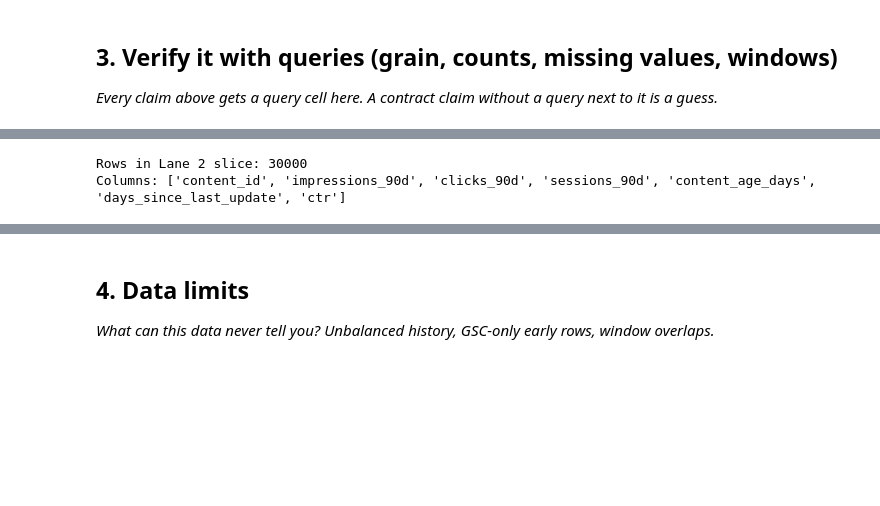
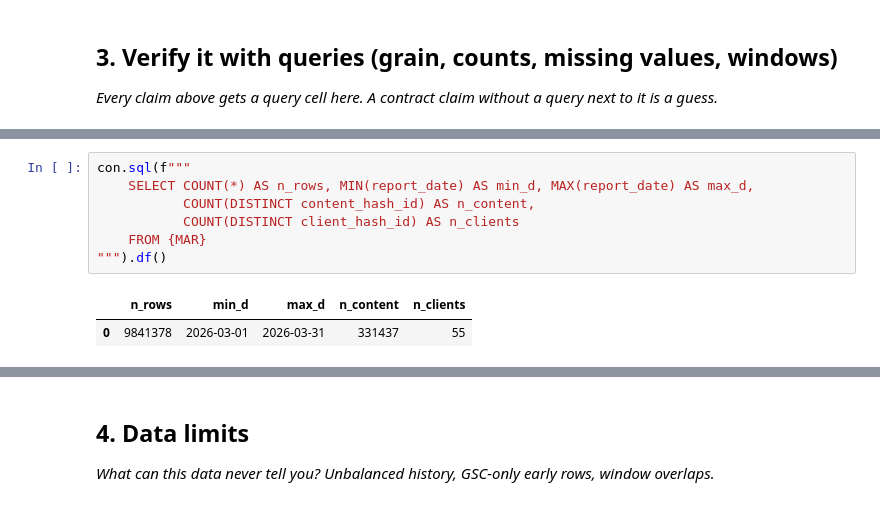
Before and after one commit to M-Sheheryar-khan/FlyRank-ML-Internship-Starter-Repo, a Jupyter notebook: work/notebooks/w03_data_contract.ipynb, the cells around one changed output, grey strips where cells are left out. Saved outputs shown, nothing was run; the diff lists cells and outputs as text; blank space fills up the shorter version.

```diff
--- a/work/notebooks/w03_data_contract.ipynb
+++ b/work/notebooks/w03_data_contract.ipynb
@@ -42,4 +109,10 @@ Unique content pages: 30000
 # %%
+con.sql(f"""
+    SELECT COUNT(*) AS n_rows, MIN(report_date) AS min_d, MAX(report_date) AS max_d,
+           COUNT(DISTINCT content_hash_id) AS n_content,
+           COUNT(DISTINCT client_hash_id) AS n_clients
+    FROM {MAR}
+""").df()
 # %% [output]
-Rows in Lane 2 slice: 30000
-Columns: ['content_id', 'impressions_90d', 'clicks_90d', 'sessions_90d', 'content_age_days', 'days_since_last_update', 'ctr']
+|  | n_rows | min_d | max_d | n_content | n_clients |
+| 0 | 9841378 | 2026-03-01 | 2026-03-31 | 331437 | 55 |
```
Also changed, not shown: parts of 6 cells of this notebook.
